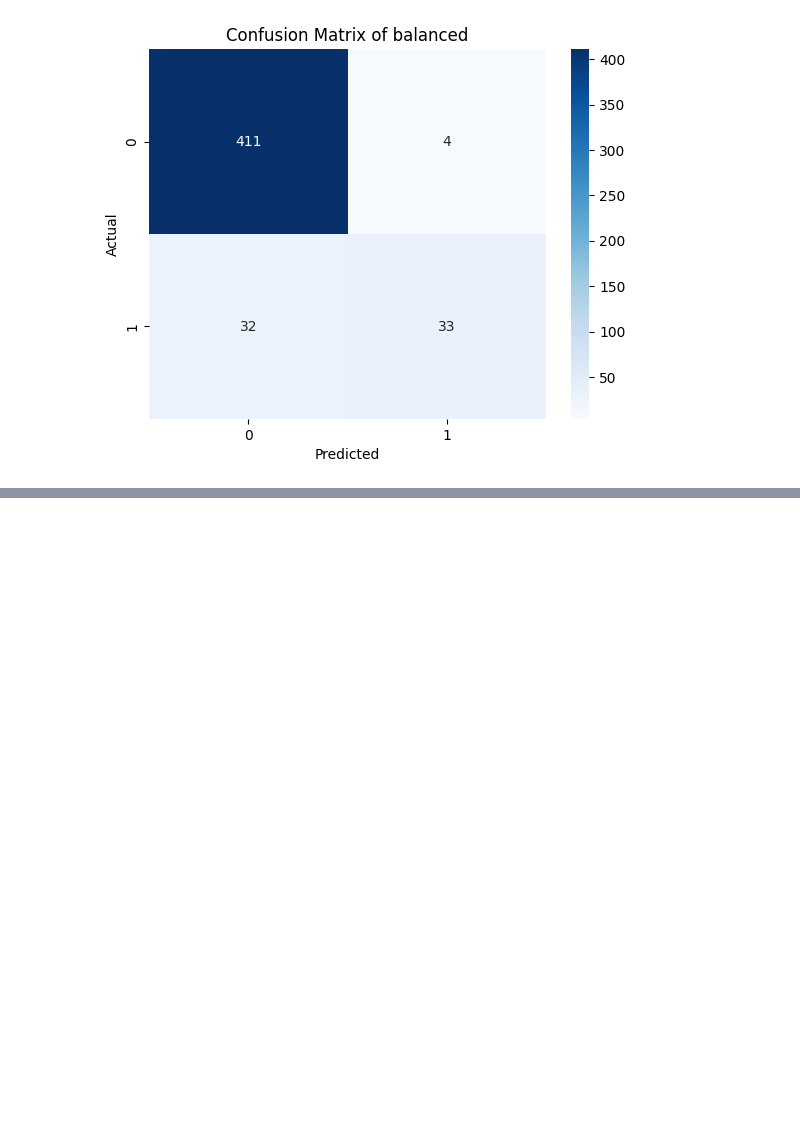
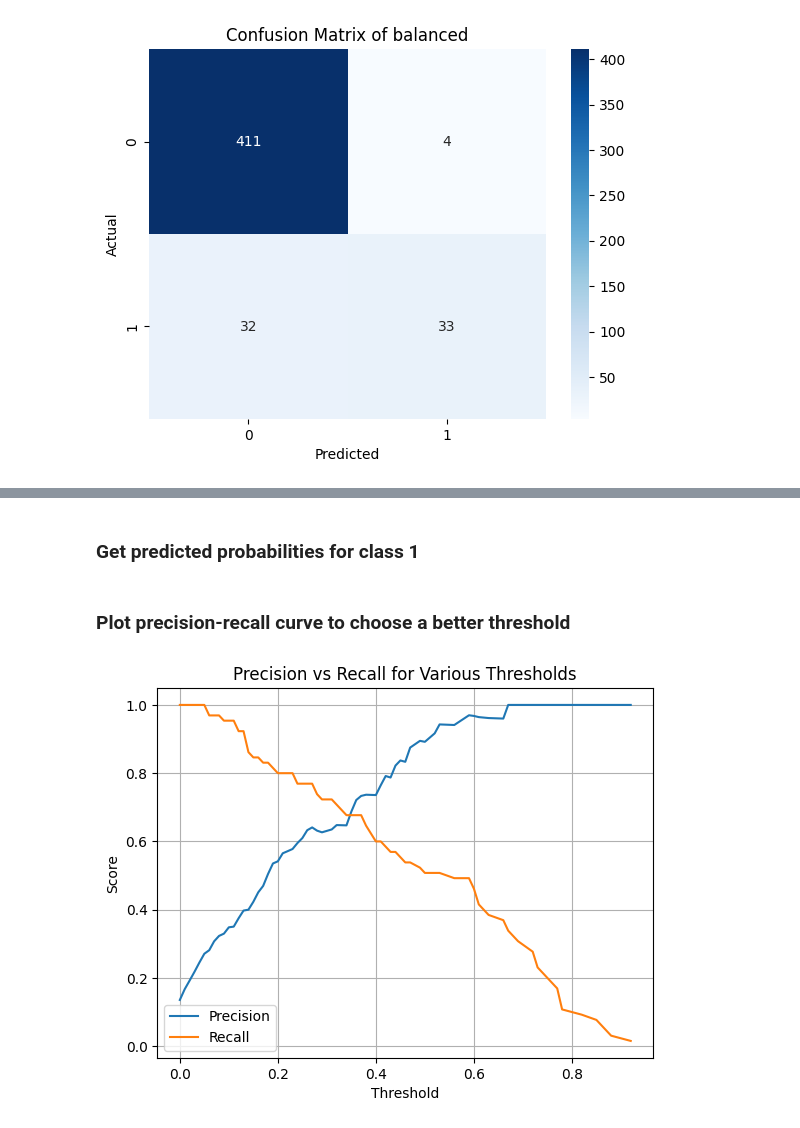
Before and after one commit to AmeyPhutane123/LearningDataScience, a Jupyter notebook: Data Science/LearningNotebooksbyAmey/7_RandomForest.ipynb, the cells around one changed output, grey strips where cells are left out. Saved outputs shown, nothing was run; the diff lists cells and outputs as text; code cells hidden in the pictures; blank space fills up the shorter version.

```diff
--- a/Data Science/LearningNotebooksbyAmey/7_RandomForest.ipynb
+++ b/Data Science/LearningNotebooksbyAmey/7_RandomForest.ipynb
@@ -238,0 +268,26 @@ plt.show()
+# %% [markdown]
+### Get predicted probabilities for class 1
+# %%
+from sklearn.metrics import precision_recall_curve
+
+
+y_probs = rf.predict_proba(X_test)[:, 1]
+# %% [markdown]
+### Plot precision-recall curve to choose a better threshold
+# %%
+
+
+import matplotlib.pyplot as plt
+
+precision, recall, thresholds = precision_recall_curve(y_test, y_probs)
+
+plt.plot(thresholds, precision[:-1], label='Precision')
+plt.plot(thresholds, recall[:-1], label='Recall')
+plt.xlabel("Threshold")
+plt.ylabel("Score")
+plt.title("Precision vs Recall for Various Thresholds")
+plt.legend()
+plt.grid()
+plt.show()
+# %% [output]
+[figure, added]
```
Also changed, not shown: parts of 28 cells of this notebook, 1 other file.
